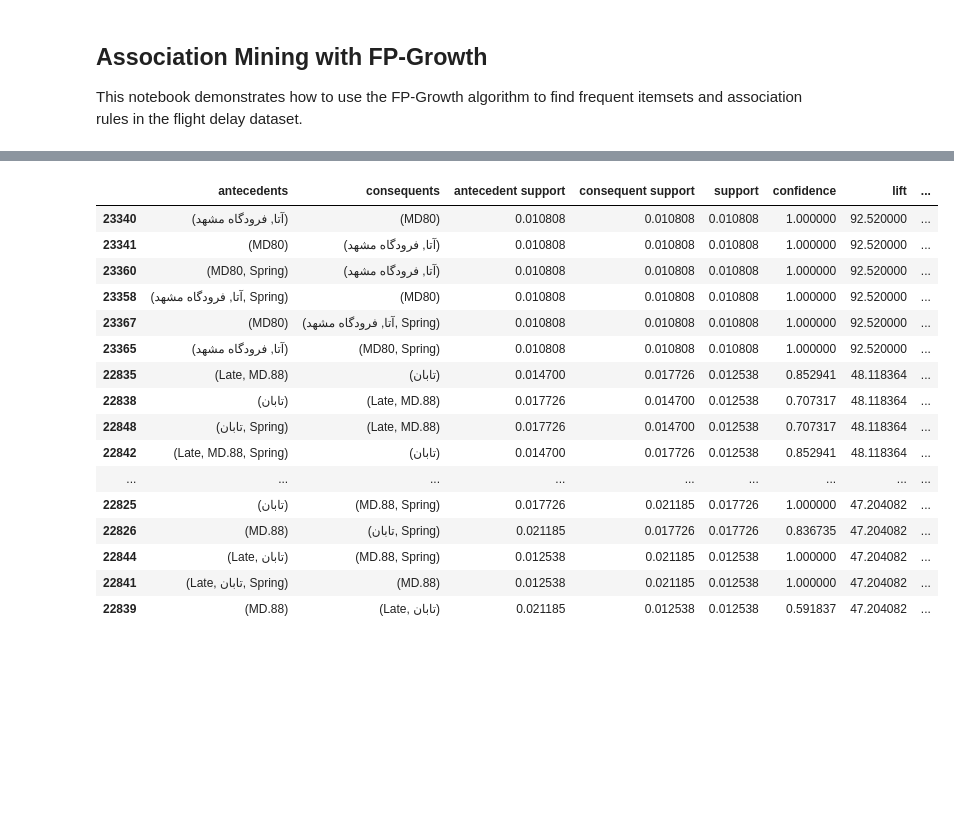
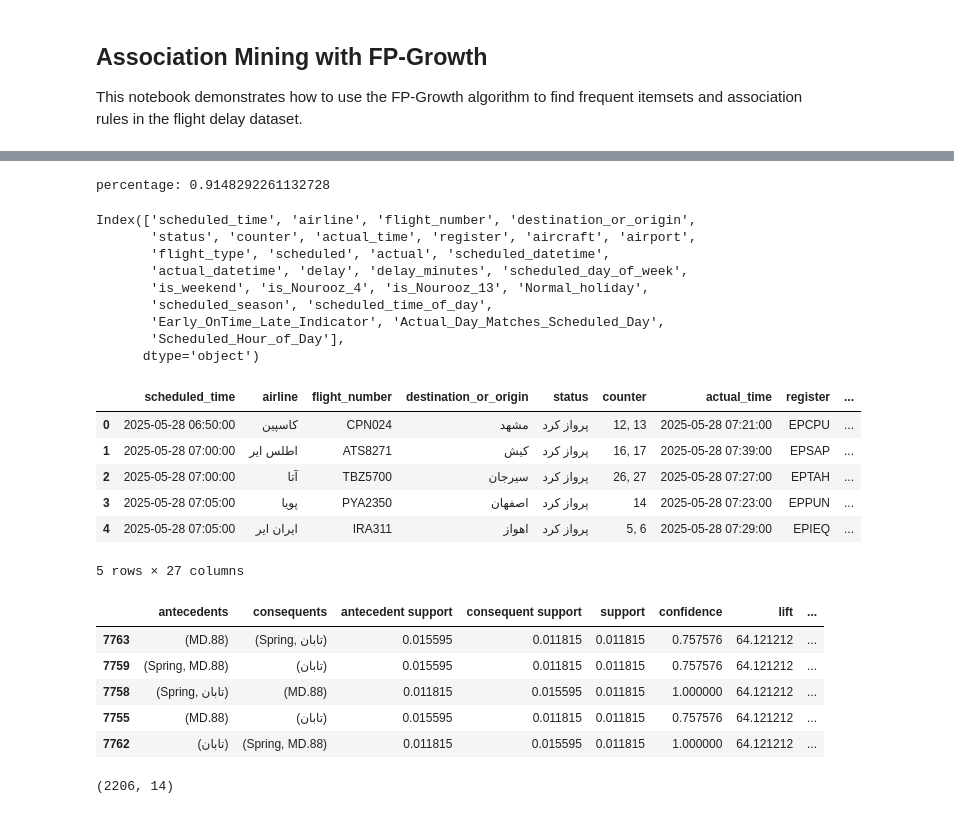
Before and after one commit to AminRezaeeyan/AeroScrape, a Jupyter notebook: notebooks/1-association-mining.ipynb, the cells around one changed output, grey strips where cells are left out. Saved outputs shown, nothing was run; the diff lists cells and outputs as text; code cells hidden in the pictures; blank space fills up the shorter version.

```diff
--- a/notebooks/1-association-mining.ipynb
+++ b/notebooks/1-association-mining.ipynb
@@ -11,12 +22,36 @@ warnings.filterwarnings("ignore")
+# %%
+air = df[df['airport'] == 'فرودگاه مهرآباد'].copy()
+print(f"percentage: {(air.shape[0])/df.shape[0]}")
+# %% [output]
+percentage: 0.9148292261132728
+# %%
+df.columns
+# %% [output]
+Index(['scheduled_time', 'airline', 'flight_number', 'destination_or_origin',
+       'status', 'counter', 'actual_time', 'register', 'aircraft', 'airport',
+       'flight_type', 'scheduled', 'actual', 'scheduled_datetime',
+       'actual_datetime', 'delay', 'delay_minutes', 'scheduled_day_of_week',
+       'is_weekend', 'is_Nourooz_4', 'is_Nourooz_13', 'Normal_holiday',
+       'scheduled_season', 'scheduled_time_of_day',
+       'Early_OnTime_Late_Indicator', 'Actual_Day_Matches_Scheduled_Day',
+       'Scheduled_Hour_of_Day'],
+      dtype='object')
 # %%
-# Load the cleaned data
-df = pd.read_csv('../data/cleaned_flight_data.csv')
-
 # Select features for association mining
-df_assoc = df[['airline', 'destination_or_origin', 'aircraft', 'airport', 'scheduled_day_of_week', 'scheduled_season', 'scheduled_time_of_day', 'Early_OnTime_Late_Indicator']].copy()
-
+# df_assoc = df[['airline', 'destination_or_origin', 'aircraft', 'airport', 'scheduled_day_of_week', 'scheduled_season', 'scheduled_time_of_day', 'Early_OnTime_Late_Indicator']].copy()
+df_assoc = air[['airline', 'destination_or_origin', 'aircraft', 'scheduled_day_of_week', 'scheduled_season', 'scheduled_time_of_day', 'Early_OnTime_Late_Indicator']].copy()
 # Drop rows with missing values
 df_assoc.dropna(inplace=True)
+
+df.head()
+# %% [output]
+|  | scheduled_time | airline | flight_number | destination_or_origin | status | counter | actual_time | register | ... |
+| 0 | 2025-05-28 06:50:00 | کاسپین | CPN024 | مشهد | پرواز كرد | 12, 13 | 2025-05-28 07:21:00 | EPCPU | ... |
+| 1 | 2025-05-28 07:00:00 | اطلس ایر | ATS8271 | كيش | پرواز كرد | 16, 17 | 2025-05-28 07:39:00 | EPSAP | ... |
+| 2 | 2025-05-28 07:00:00 | آتا | TBZ5700 | سیرجان | پرواز كرد | 26, 27 | 2025-05-28 07:27:00 | EPTAH | ... |
+| 3 | 2025-05-28 07:05:00 | پويا | PYA2350 | اصفهان | پرواز كرد | 14 | 2025-05-28 07:23:00 | EPPUN | ... |
+| 4 | 2025-05-28 07:05:00 | ایران ایر | IRA311 | اهواز | پرواز كرد | 5, 6 | 2025-05-28 07:29:00 | EPIEQ | ... |
+5 rows × 27 columns
 # %%
 # Convert the dataframe into a list of transactions
 transactions = df_assoc.to_numpy().tolist()
@@ -31,24 +66,18 @@ frequent_itemsets = fpgrowth(df_onehot, min_support=0.01, use_colnames=True)
 # %%
 # Generate association rules
 rules = association_rules(frequent_itemsets, metric="lift", min_threshold=1)
 
 # Display the rules
-rules.sort_values(by='lift', ascending=False).head(20)
+rules.sort_values(by='lift', ascending=False).head()
 # %% [output]
 |  | antecedents | consequents | antecedent support | consequent support | support | confidence | lift | ... |
-| 23340 | (آتا, فرودگاه مشهد) | (MD80) | 0.010808 | 0.010808 | 0.010808 | 1.000000 | 92.520000 | ... |
-| 23341 | (MD80) | (آتا, فرودگاه مشهد) | 0.010808 | 0.010808 | 0.010808 | 1.000000 | 92.520000 | ... |
-| 23360 | (MD80, Spring) | (آتا, فرودگاه مشهد) | 0.010808 | 0.010808 | 0.010808 | 1.000000 | 92.520000 | ... |
-| 23358 | (آتا, فرودگاه مشهد, Spring) | (MD80) | 0.010808 | 0.010808 | 0.010808 | 1.000000 | 92.520000 | ... |
-| 23367 | (MD80) | (آتا, فرودگاه مشهد, Spring) | 0.010808 | 0.010808 | 0.010808 | 1.000000 | 92.520000 | ... |
-| 23365 | (آتا, فرودگاه مشهد) | (MD80, Spring) | 0.010808 | 0.010808 | 0.010808 | 1.000000 | 92.520000 | ... |
-| 22835 | (Late, MD.88) | (تابان) | 0.014700 | 0.017726 | 0.012538 | 0.852941 | 48.118364 | ... |
-| 22838 | (تابان) | (Late, MD.88) | 0.017726 | 0.014700 | 0.012538 | 0.707317 | 48.118364 | ... |
-| 22848 | (تابان, Spring) | (Late, MD.88) | 0.017726 | 0.014700 | 0.012538 | 0.707317 | 48.118364 | ... |
-| 22842 | (Late, MD.88, Spring) | (تابان) | 0.014700 | 0.017726 | 0.012538 | 0.852941 | 48.118364 | ... |
-| ... | ... | ... | ... | ... | ... | ... | ... | ... |
-| 22825 | (تابان) | (MD.88, Spring) | 0.017726 | 0.021185 | 0.017726 | 1.000000 | 47.204082 | ... |
-| 22826 | (MD.88) | (تابان, Spring) | 0.021185 | 0.017726 | 0.017726 | 0.836735 | 47.204082 | ... |
-| 22844 | (Late, تابان) | (MD.88, Spring) | 0.012538 | 0.021185 | 0.012538 | 1.000000 | 47.204082 | ... |
-| 22841 | (Late, تابان, Spring) | (MD.88) | 0.012538 | 0.021185 | 0.012538 | 1.000000 | 47.204082 | ... |
-| 22839 | (MD.88) | (Late, تابان) | 0.021185 | 0.012538 | 0.012538 | 0.591837 | 47.204082 | ... |
+| 7763 | (MD.88) | (Spring, تابان) | 0.015595 | 0.011815 | 0.011815 | 0.757576 | 64.121212 | ... |
+| 7759 | (Spring, MD.88) | (تابان) | 0.015595 | 0.011815 | 0.011815 | 0.757576 | 64.121212 | ... |
+| 7758 | (Spring, تابان) | (MD.88) | 0.011815 | 0.015595 | 0.011815 | 1.000000 | 64.121212 | ... |
+| 7755 | (MD.88) | (تابان) | 0.015595 | 0.011815 | 0.011815 | 0.757576 | 64.121212 | ... |
+| 7762 | (تابان) | (Spring, MD.88) | 0.011815 | 0.015595 | 0.011815 | 1.000000 | 64.121212 | ... |
+# %%
+late_rules = rules[rules['consequents'].apply(lambda x: 'Late' in x)].copy()
+late_rules.shape
+# %% [output]
+(2206, 14)
```
Also changed, not shown: parts of 27 cells of this notebook, 5 other files.
